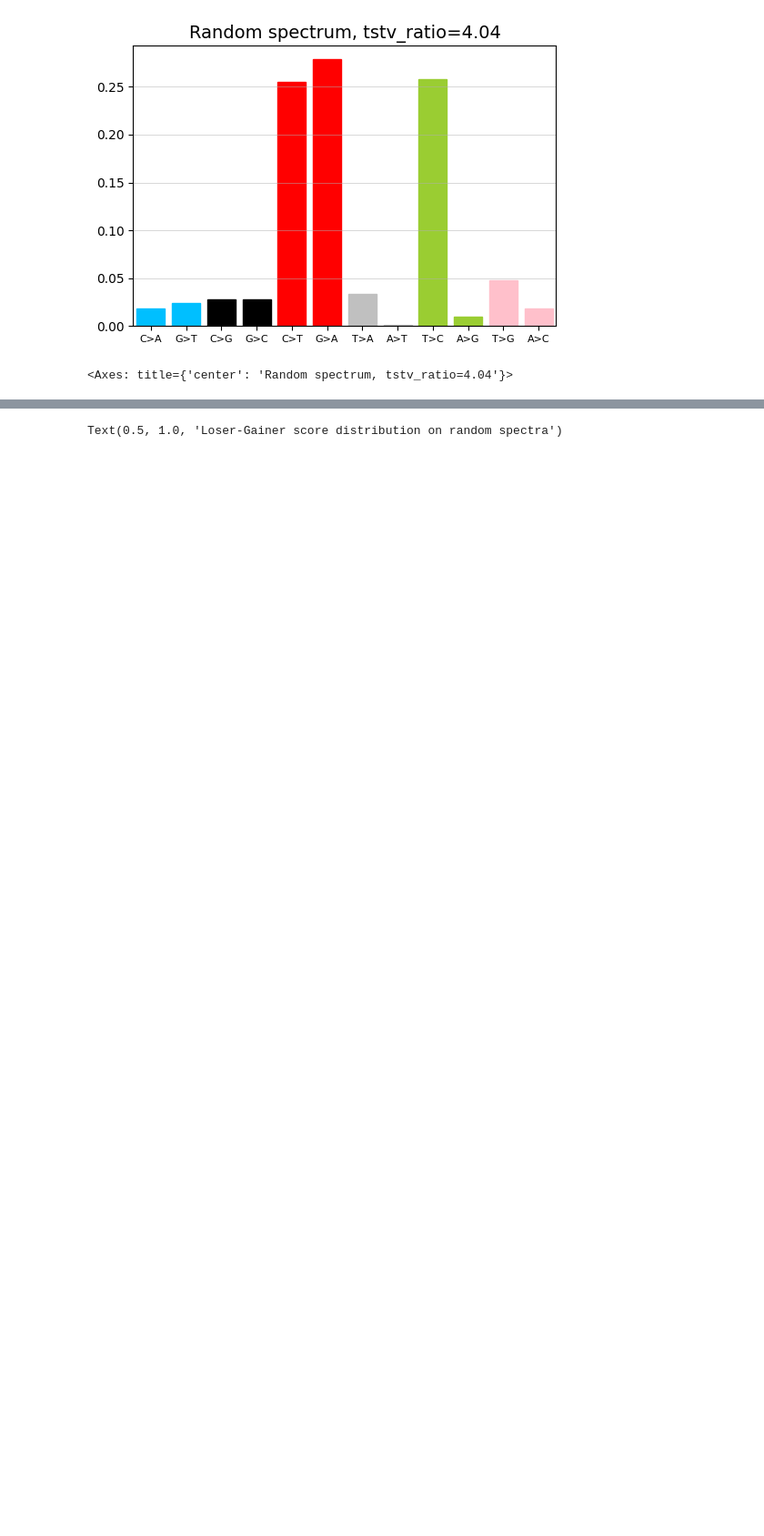
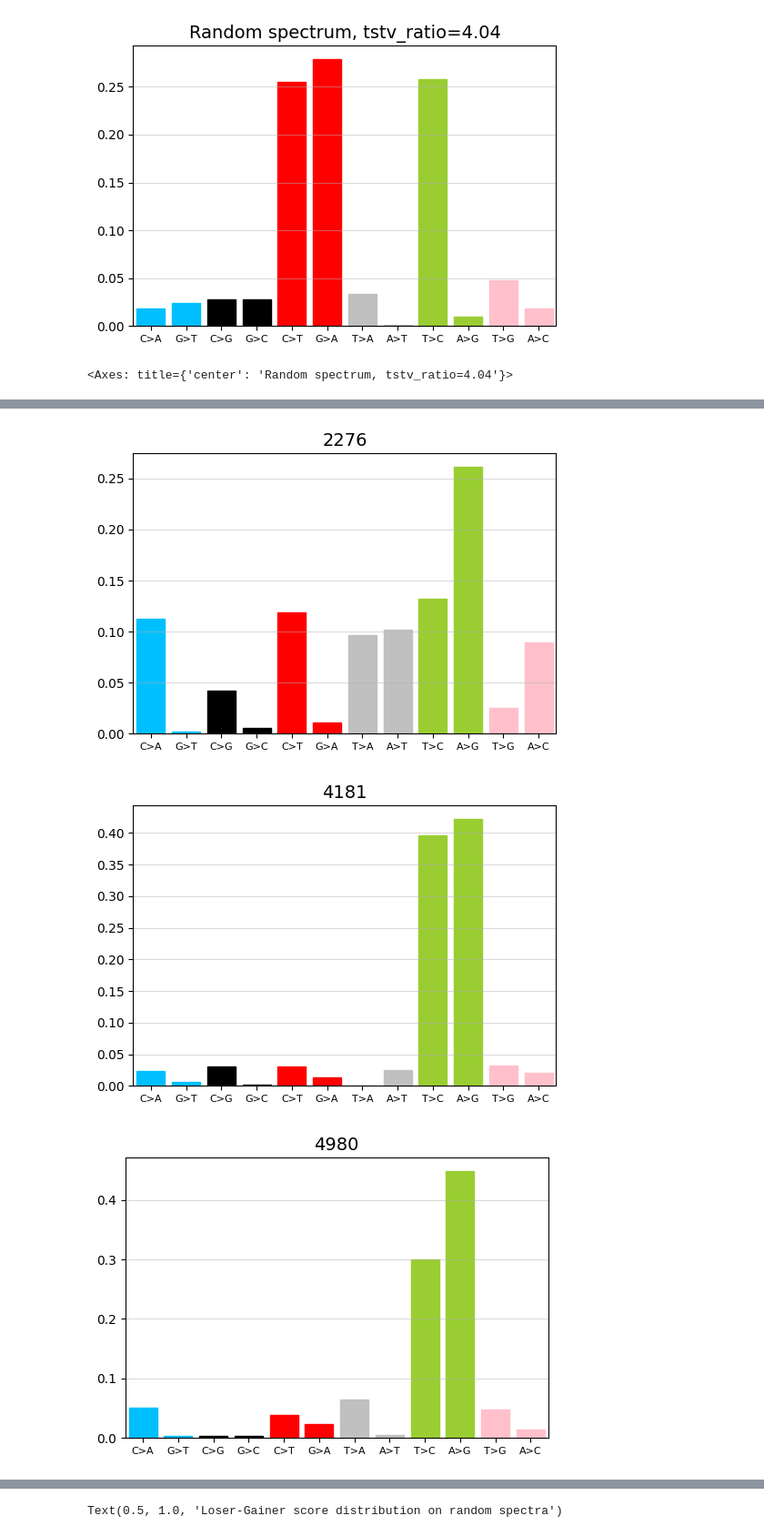
Before and after one commit to mitoclub/RNAViralMutSpec, a Jupyter notebook: global_thrend/random_spectra_thrend.ipynb, the cells around one changed output, grey strips where cells are left out. Shown at 91% size. Saved outputs shown, nothing was run; the diff lists cells and outputs as text; code cells hidden in the pictures; blank space fills up the shorter version.

```diff
--- a/global_thrend/random_spectra_thrend.ipynb
+++ b/global_thrend/random_spectra_thrend.ipynb
@@ -118,0 +327,7 @@ plt.show()
+# %%
+for r in random_eq_freqs.loc[pca_result[:, 0] > 0.5].index[:10]:
+    plot_mutspec12(random_ms[random_ms.replica == r], title=r)
+# %% [output]
+[figure, added]
+[figure, added]
+[figure, added]
```
Also changed, not shown: parts of 20 cells of this notebook, 1 other file.
